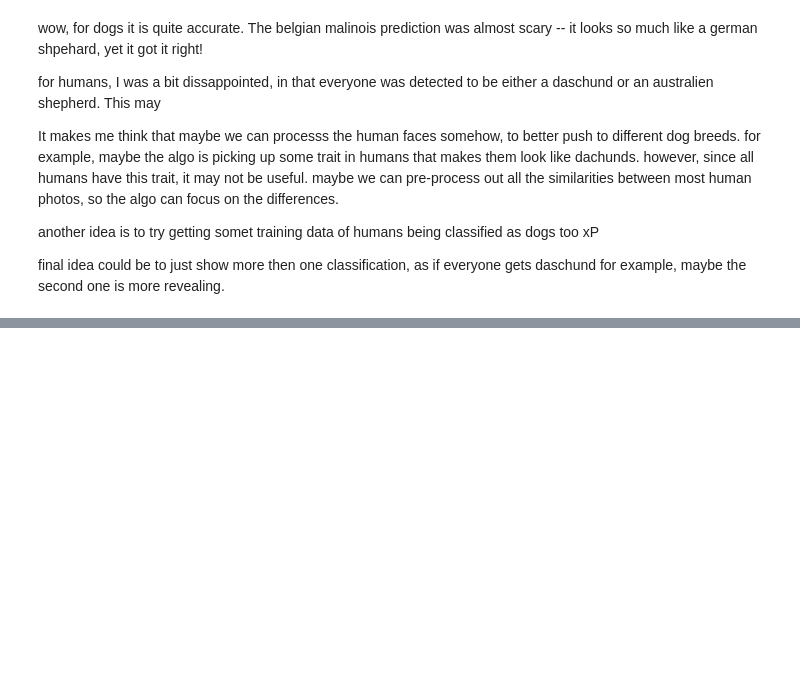
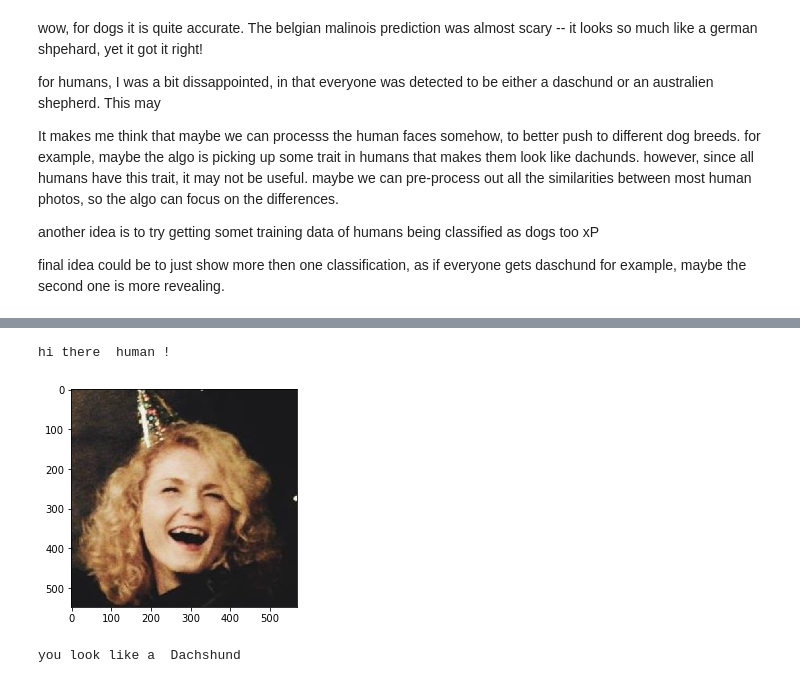
Before and after one commit to stopachka/dog-project, a Jupyter notebook: dog_app.ipynb, the cells around one changed output, grey strips where cells are left out. Drawn from its saved outputs; the diff is of its cells as text; code cells hidden in the pictures; blank space fills up the shorter version.

```diff
--- a/dog_app.ipynb
+++ b/dog_app.ipynb
@@ -808,0 +825,6 @@ describe('test_images/giff.jpg')
+# %%
+describe('test_images/britt.png')
+# %% [output]
+hi there  human !
+[figure, added]
+you look like a  Dachshund
```
Also changed, not shown: parts of 4 cells of this notebook, 4 other files.
